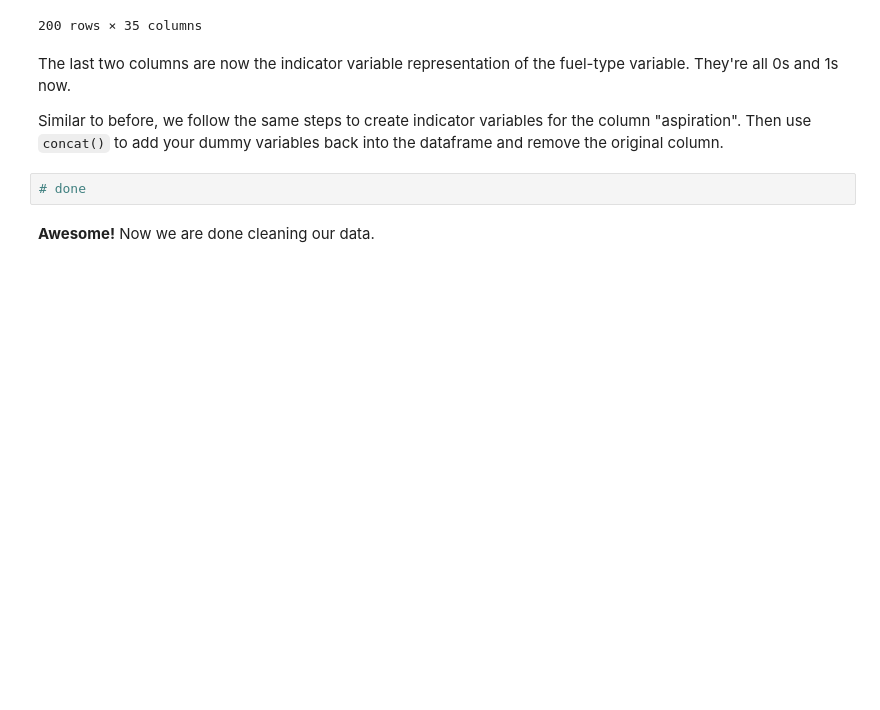
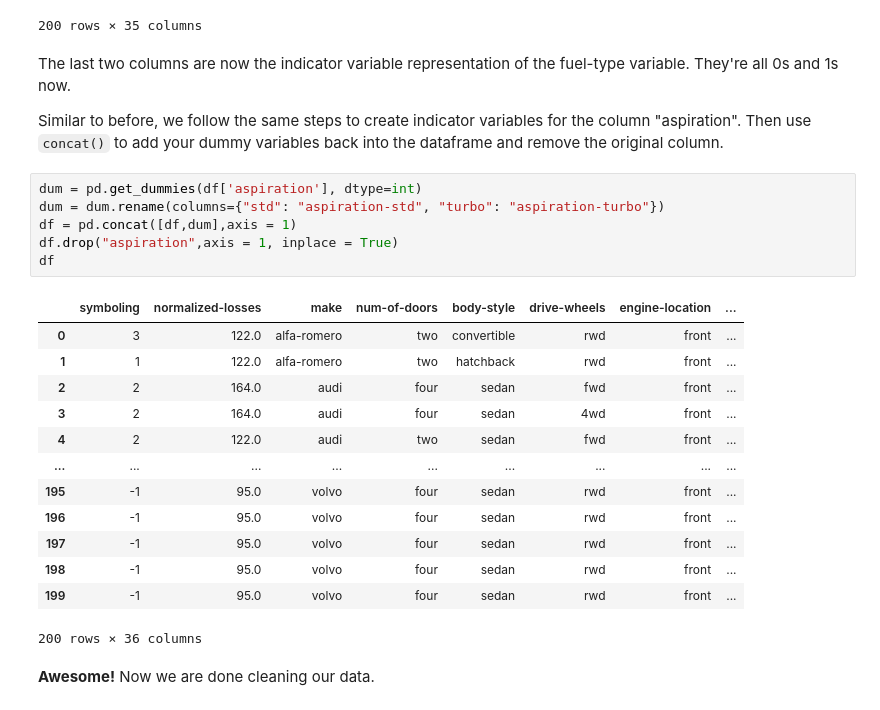
Before and after one commit to JasonDinoPaws/worksapce-DaSci, a Jupyter notebook: Lab 7: eda-automobile-dsf-JasonDinoPaws/DSF24_Automobile_Clean.ipynb, the cells around one changed output. Drawn from its saved outputs; the diff is of its cells as text; blank space fills up the shorter version.

```diff
--- a/Lab 7: eda-automobile-dsf-JasonDinoPaws/DSF24_Automobile_Clean.ipynb
+++ b/Lab 7: eda-automobile-dsf-JasonDinoPaws/DSF24_Automobile_Clean.ipynb
@@ -573,8 +573,26 @@ The last two columns are now the indicator variable representation of the fuel-t
 
 
 Similar to before, we follow the same steps to create indicator variables for the column "aspiration". Then use `concat()` to add your dummy variables back into the dataframe and remove the original column.
-# %%
-# done
+# %%
+dum = pd.get_dummies(df['aspiration'], dtype=int)
+dum = dum.rename(columns={"std": "aspiration-std", "turbo": "aspiration-turbo"})
+df = pd.concat([df,dum],axis = 1)
+df.drop("aspiration",axis = 1, inplace = True)
+df
+# %% [output]
+|  | symboling | normalized-losses | make | num-of-doors | body-style | drive-wheels | engine-location | ... |
+| 0 | 3 | 122.0 | alfa-romero | two | convertible | rwd | front | ... |
+| 1 | 1 | 122.0 | alfa-romero | two | hatchback | rwd | front | ... |
+| 2 | 2 | 164.0 | audi | four | sedan | fwd | front | ... |
+| 3 | 2 | 164.0 | audi | four | sedan | 4wd | front | ... |
+| 4 | 2 | 122.0 | audi | two | sedan | fwd | front | ... |
+| ... | ... | ... | ... | ... | ... | ... | ... | ... |
+| 195 | -1 | 95.0 | volvo | four | sedan | rwd | front | ... |
+| 196 | -1 | 95.0 | volvo | four | sedan | rwd | front | ... |
+| 197 | -1 | 95.0 | volvo | four | sedan | rwd | front | ... |
+| 198 | -1 | 95.0 | volvo | four | sedan | rwd | front | ... |
+| 199 | -1 | 95.0 | volvo | four | sedan | rwd | front | ... |
+200 rows × 36 columns
 # %% [markdown]
 **Awesome!** Now we are done cleaning our data.
 # %% [markdown]
```
Also changed, not shown: 1 other file.
